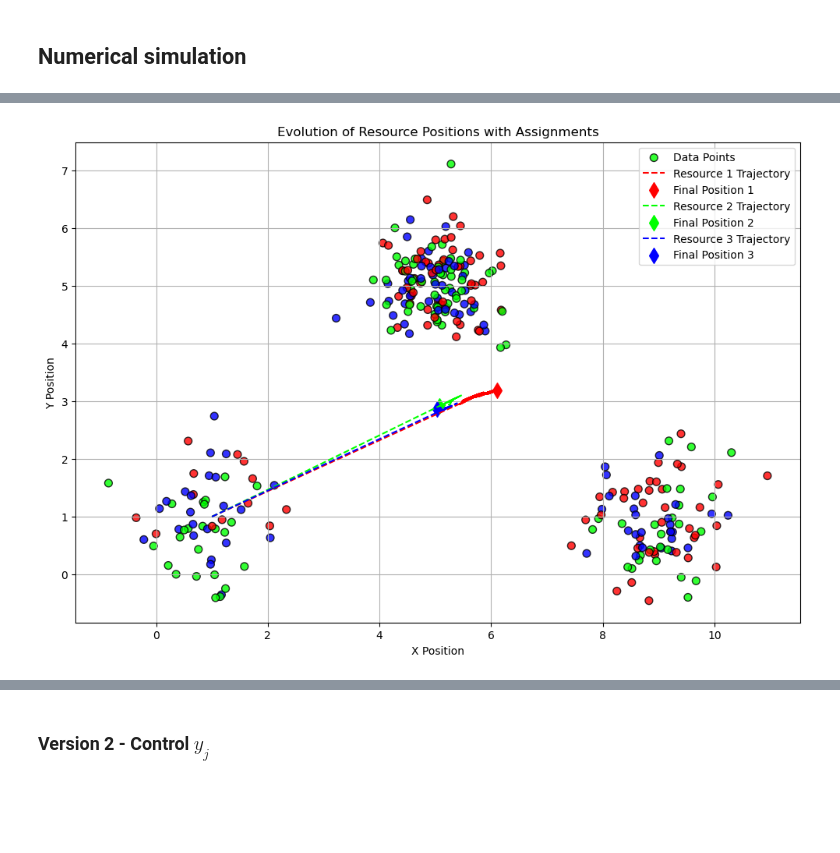
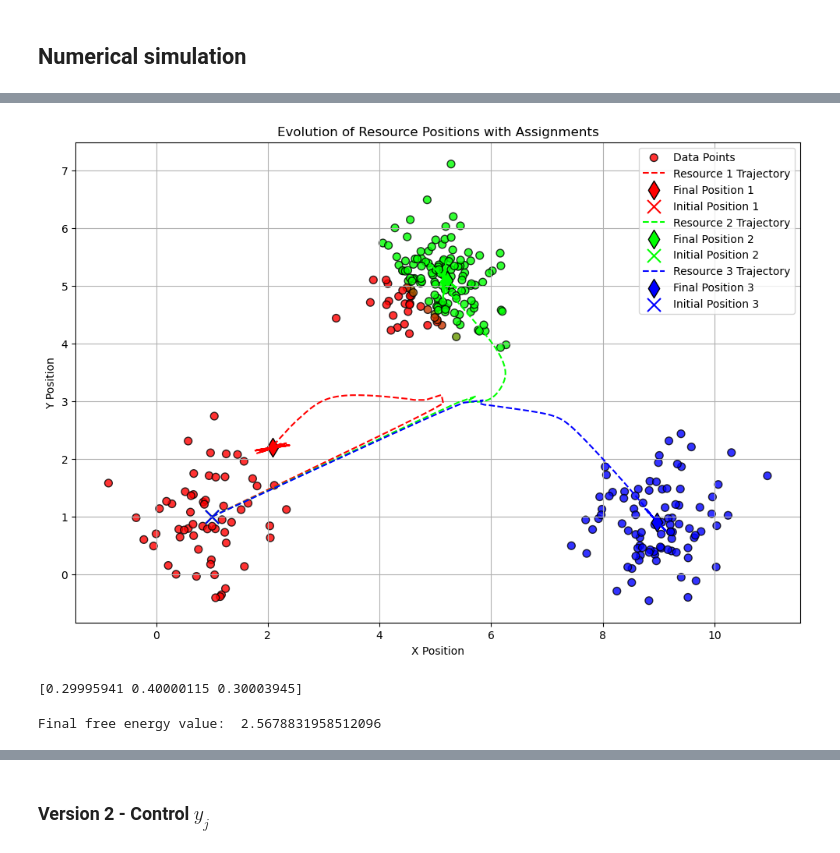
Before and after one commit to alisina75/Constrained-Clustering, a Jupyter notebook: Capacity_Constrained.ipynb, the cells around one changed output, grey strips where cells are left out. Saved outputs shown, nothing was run; the diff lists cells and outputs as text; code cells hidden in the pictures; blank space fills up the shorter version.

```diff
--- a/Capacity_Constrained.ipynb
+++ b/Capacity_Constrained.ipynb
@@ -498,6 +592,8 @@ def control_dyn(X, Y, q, P_ylx, beta, u_b, p, gamma, alpha_h, alpha_l):
     # Decision variables
     u_p = cp.Variable((N,m))
     u_y = cp.Variable((m,2))
+    # u_y = cp.Parameter((m,2))
+    # u_y.value = np.zeros((m,2))
     delta = cp.Variable(1)
 
     ## Constant parameters of the QP
@@ -542,13 +638,15 @@ def control_dyn(X, Y, q, P_ylx, beta, u_b, p, gamma, alpha_h, alpha_l):
         print("Nan encountered!")
         return np.zeros((N,m)), np.zeros((m,2))
     else:
-        return u_p.value, u_y.value
+        return u_p.value, u_y.value, F, Fdot.value
 # %%
 # This version is for debugging and includes constraint values
 def control_dyn_debug(X, Y, q, P_ylx, beta, u_b, p, gamma, alpha_h, alpha_l):
     # Decision variables
     u_p = cp.Variable((N,m))
-    u_y = cp.Variable((m,2))
+    # u_y = cp.Variable((m,2))
+    u_y = cp.Parameter((m,2))
+    u_y.value = np.zeros((m,2))
     delta = cp.Variable(1)
 
     ## Constant parameters of the QP
@@ -685,11 +783,11 @@ def project_to_stochastic_matrix(matrix):
     return projected_matrix
 # %%
 # Fix the random seed for reproducibility
-np.random.seed(42)
+np.random.seed(4)
 
 # Simulation parameters
-T_f = 10 # Total time
-dt = 0.001  # Time step
+T_f = 5 # Total time
+dt = 0.01  # Time step
 times = np.arange(0, T_f, dt)  # Time vector
 Y_traj = np.zeros((m,2,len(times)))
 P_traj = np.zeros((N,m,len(times)))
@@ -704,22 +802,25 @@ pert = 1e-6
 # Initialization of the decision variables
 # Y0 = np.mean(X_init,axis = 0)*np.ones((m,2))
 # Y = Y0 + pert * np.random.rand(m,2)
+# Y = 10 * np.random.rand(m,2)
 Y = np.ones((m,2))
+# Y = Y_traj[:,:,t]
 
 P_ylx = np.random.rand(N, m)
 P_ylx = P_ylx / P_ylx.sum(axis=1, keepdims=True)
 # P_ylx = 1/m * np.ones((N,m))
+# P_ylx = P_traj[:,:,t]
 
 Py = np.sum(Px @ P_ylx, axis = 0)
-c = 1 * np.ones(m) + pert
+c = 0.4 * np.ones(m) + pert
 
 # Setting the coefficients
 alpha_h = 20
 alpha_l = 20
 p = 1000
-gamma = 10
-beta = 10
-u_b = 0
+gamma = 1
+beta = 0.2
+u_b = 1
 
 run_time_cvx = []
 print('beta = ', beta)
@@ -740,6 +841,7 @@ Eq Constraint 4 - Rows of u_p must sum up to 0:  4.336808689942018e-19
 # Simulate the system
 tol = 10e-15
 Free_energy = []
+Fdot_array = []
 beta_array = []
 
 for t in range(len(times)):  # start from 1 because 0 is initial condition
@@ -747,16 +849,19 @@ for t in range(len(times)):  # start from 1 because 0 is initial condition
     Y_traj[:,:,t] = Y
     P_traj[:,:,t] = P_ylx
 
-    Free_energy.append(Free_Energy(X_init, Y, q, P_ylx, beta)) # Store the free energy at each time
+    # Free_energy.append(Free_Energy(X_init, Y, q, P_ylx, beta)) # Store the free energy at each time
 
     start_time = time.time()
-    u_p, u_y = control_dyn(X_init, Y, q, P_ylx, beta, u_b, p, gamma, alpha_h, alpha_l)
+    u_p, u_y, F_b, Fdot_b = control_dyn(X_init, Y, q, P_ylx, beta, u_b, p, gamma, alpha_h, alpha_l)
     end_time = time.time()
+    u_p_traj[:,:,t], u_y_traj[:,:,t] = u_p, u_y
+    Free_energy.append(F_b)
+    Fdot_array.append(Fdot_b)
     run_time_cvx.append(end_time - start_time)
     beta_array.append(beta)
 
-    Y += u_y * dt  # Update x
-    P_ylx += P_ylx * dt  # Update Q
+    Y += u_y * dt  # Update Y
+    P_ylx += u_p * dt  # Update P
     P_ylx = project_to_stochastic_matrix(P_ylx) # project into the feasible set
     beta += u_b * dt
 # %%
@@ -783,35 +888,49 @@ resource_colors = np.array([
 data_colors = np.dot(P_ylx, resource_colors)  # Weighted sum of resource colors
 
 # Plot setup
 plt.figure(figsize=(12, 8))
 
 # Plot data points with computed colors
 plt.scatter(
     X_init[:, 0], X_init[:, 1],
     c=data_colors, s=50, edgecolor='k', alpha=0.8, label="Data Points"
 )
 
 # Plot trajectories and final positions of resources
 for i in range(m):
     plt.plot(
         Y_traj[i, 0, :], Y_traj[i, 1, :],
         label=f"Resource {i+1} Trajectory", linestyle="--", color=resource_colors[i]
+        # color = 'k'
     )
     # Mark final positions of resources
     plt.scatter(
         Y_traj[i, 0, -1], Y_traj[i, 1, -1],
-        marker="d", s=100, color=resource_colors[i], label=f"Final Position {i+1}"
+        marker="d", s=150, color=resource_colors[i], edgecolor='k', alpha=1, label=f"Final Position {i+1}"
+    )
+    plt.scatter(
+        Y_traj[i, 0, 0], Y_traj[i, 1, 0],
+        marker="x", s=150, color=resource_colors[i], label=f"Initial Position {i+1}"
     )
 
 # Customize the plot
 plt.title("Evolution of Resource Positions with Assignments")
 plt.xlabel("X Position")
 plt.ylabel("Y Position")
 plt.legend()
 plt.grid(True)
 plt.show()
 # %% [output]
-[figure, old version]
+[figure, new version]
+# %%
+Py = np.sum(Px @ P_ylx, axis = 0)
+print(Py)
+# %% [output]
+[0.29995941 0.40000115 0.30003945]
+# %%
+print('Final free energy value: ', Free_energy[-1])
+# %% [output]
+Final free energy value:  2.5678831958512096
 # %%
 Y_traj[:,:,-1]
 # %% [output]
```
Also changed, not shown: parts of 87 cells of this notebook, 1 other file.
